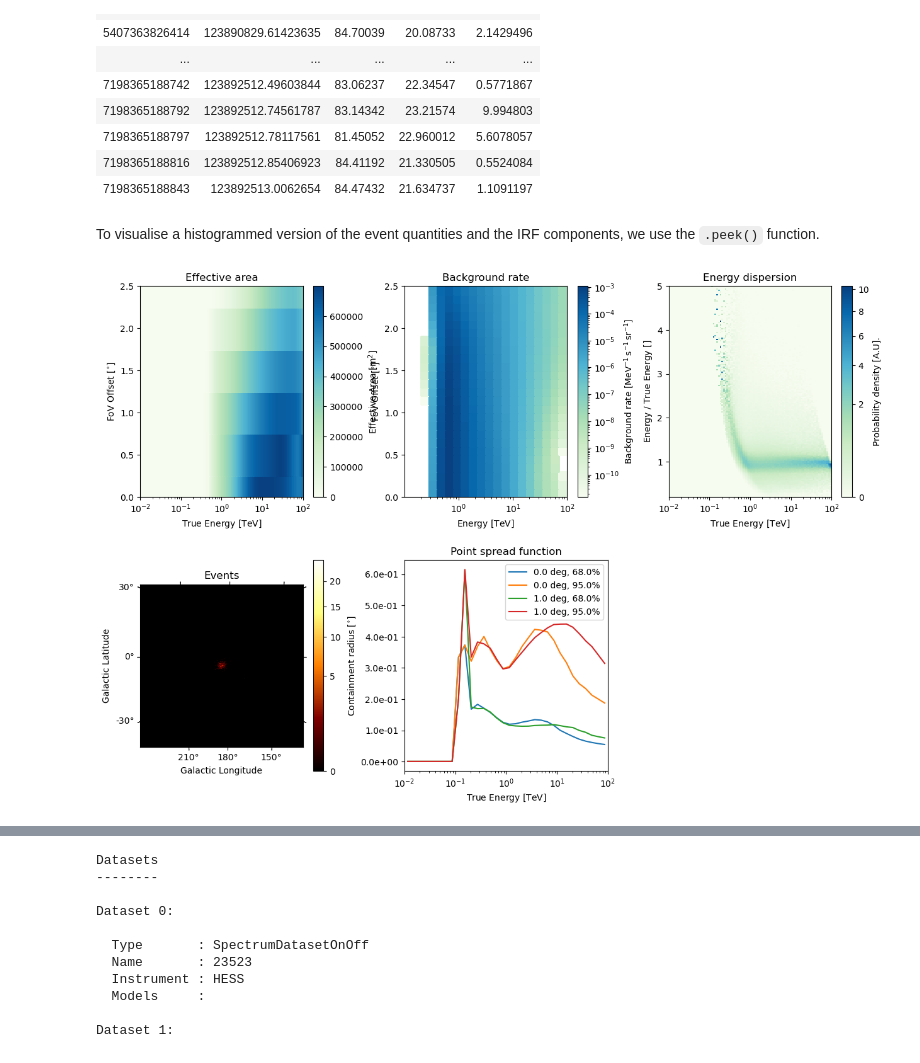
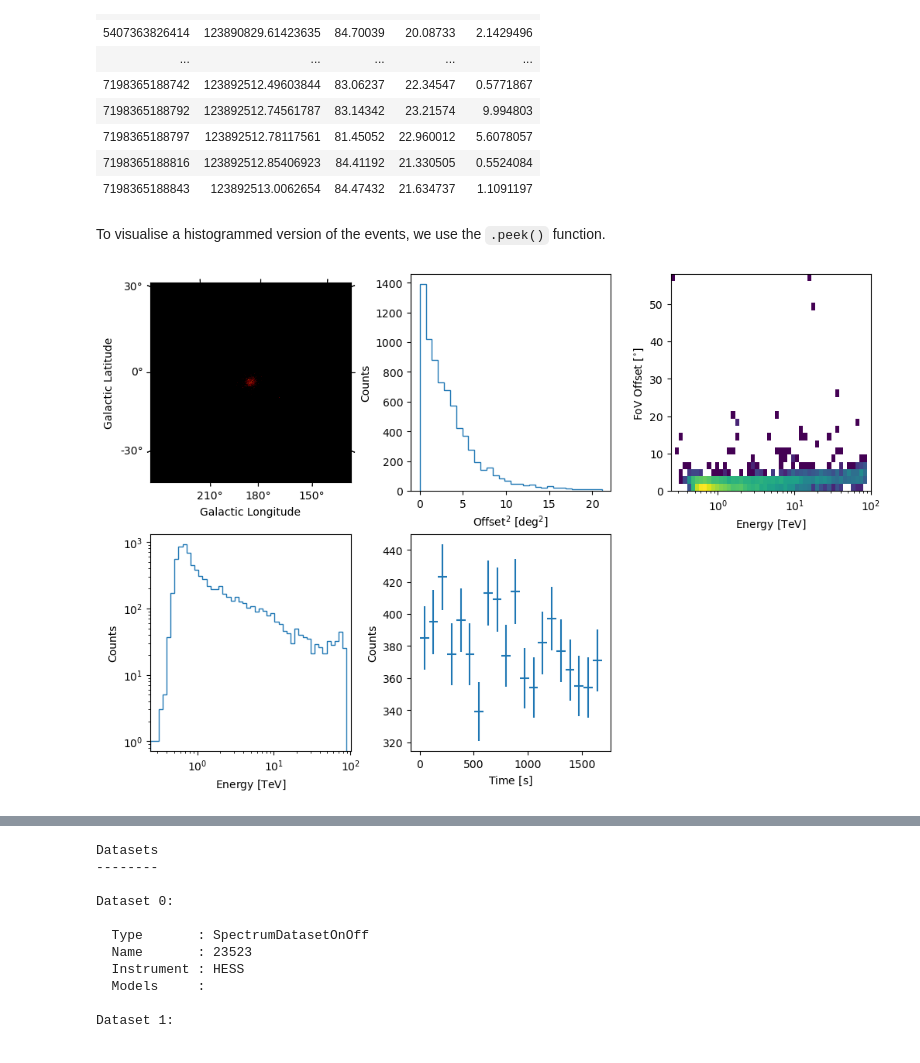
Before and after one commit to datacamp-astro/2023-datacamp-padova, a Jupyter notebook: 5_SED_and_LC_with_gammapy/5_1_data_reduction.ipynb, the cells around one changed output, grey strips where cells are left out. Saved outputs shown, nothing was run; the diff lists cells and outputs as text; code cells hidden in the pictures.

```diff
--- a/5_SED_and_LC_with_gammapy/5_1_data_reduction.ipynb
+++ b/5_SED_and_LC_with_gammapy/5_1_data_reduction.ipynb
@@ -197,8 +119,8 @@ Table length=7613
 | 7198365188816 | 123892512.85406923 | 84.41192 | 21.330505 | 0.5524084 |
 | 7198365188843 | 123892513.0062654 | 84.47432 | 21.634737 | 1.1091197 |
 # %% [markdown]
-To visualise a histogrammed version of the event quantities and the IRF components, we use the `.peek()` function.
+To visualise a histogrammed version of the events, we use the `.peek()` function.
 # %%
-observations[0].peek()
+observations[0].events.peek()
 # %% [output]
-[figure, old version]
+[figure, new version]
```
Also changed, not shown: parts of 24 cells of this notebook.
